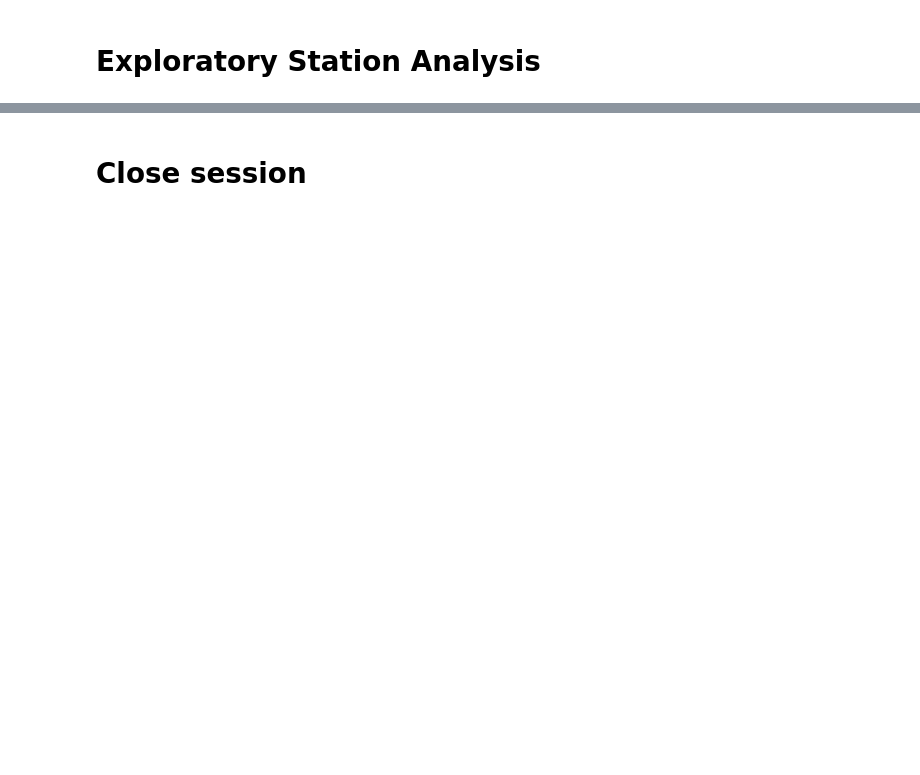
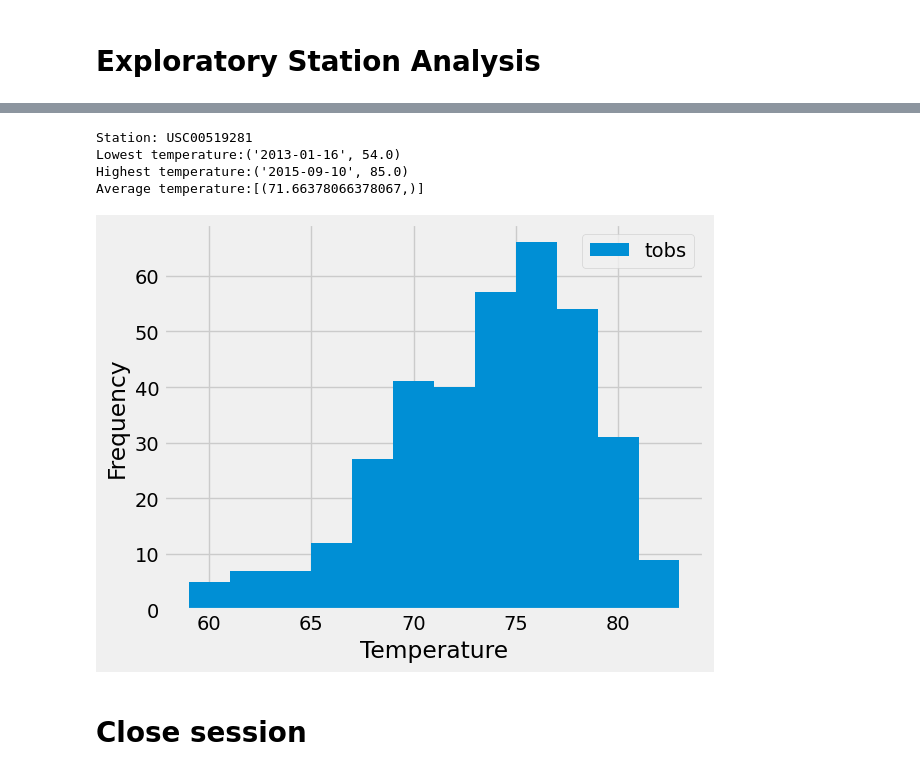
Before and after one commit to AlanDeng7/Module-10-Advanced-SQL, a Jupyter notebook: SurfsUp/climate_starter.ipynb, the cells around one changed output, grey strips where cells are left out. Cells and saved outputs as stored; diff of their text form; code cells hidden in the pictures; blank space fills up the shorter version.

```diff
--- a/SurfsUp/climate_starter.ipynb
+++ b/SurfsUp/climate_starter.ipynb
@@ -63,6 +140,41 @@ engine = create_engine("sqlite:///Resources/hawaii.sqlite")
+# %%
+# Using the most active station id from the previous query, calculate the lowest, highest, and average temperature.
+lowest = session.query( m.date, func.min(m.tobs)).\
+    filter(m.station == "USC00519281").first()
+
+
+highest = session.query( m.date, func.max(m.tobs)).\
+    filter(m.station == "USC00519281").first()
+
+average = session.query(func.avg(m.tobs)).\
+    filter(m.station == "USC00519281").all()
+
+print(f"Station: USC00519281\nLowest temperature:{lowest}\nHighest temperature:{highest}\nAverage temperature:{average}")
+# %% [output]
+Station: USC00519281
+Lowest temperature:('2013-01-16', 54.0)
+Highest temperature:('2015-09-10', 85.0)
+Average temperature:[(71.66378066378067,)]
 # %%
 # Using the most active station id
 # Query the last 12 months of temperature observation data for this station and plot the results as a histogram
+date2 = dt.datetime(2017,8,18)-dt.timedelta(days=365)
+
+year_temperature = session.query(m.tobs).\
+    filter(m.station == "USC00519281").\
+        filter(m.date > date2).\
+            all()
+
+#put into a dataframe
+year_temperature_df = pd.DataFrame(year_temperature, columns=["tobs"])
+
+
+year_temperature_df.plot.hist(bins=12)
+plt.xlabel("Temperature")
+plt.tight_layout()
+plt.show()
+# %% [output]
+[figure, added]
 # %% [markdown]
 # Close session
 # %%
```
Also changed, not shown: parts of 13 cells of this notebook, 1 other file.
